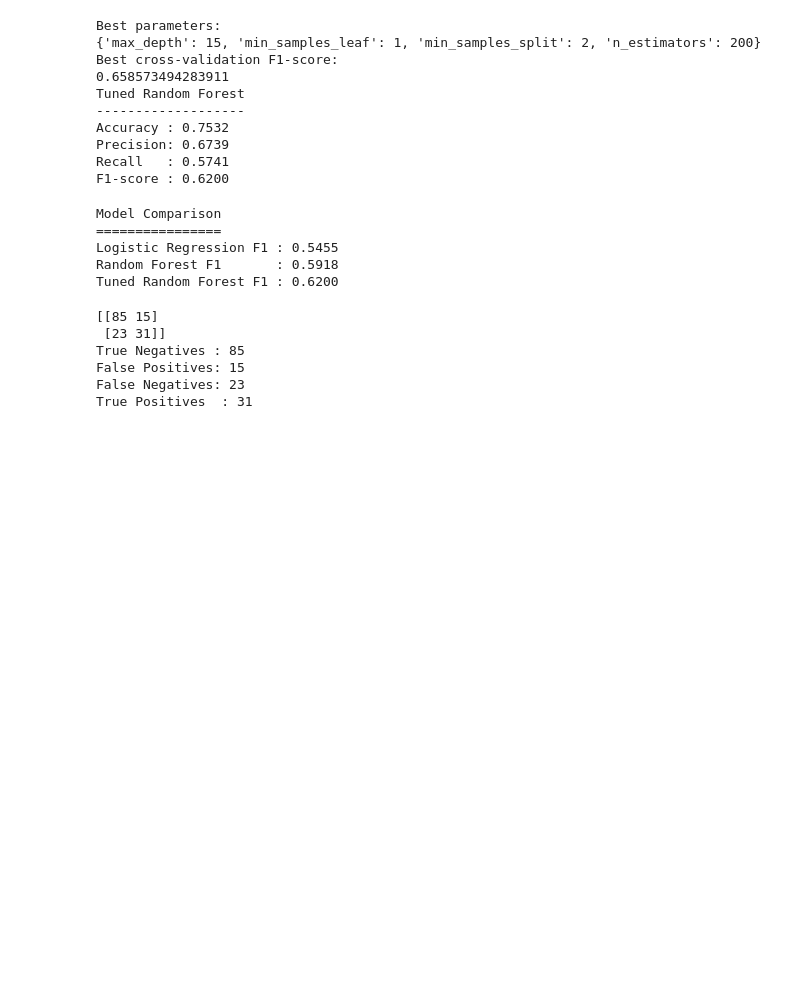
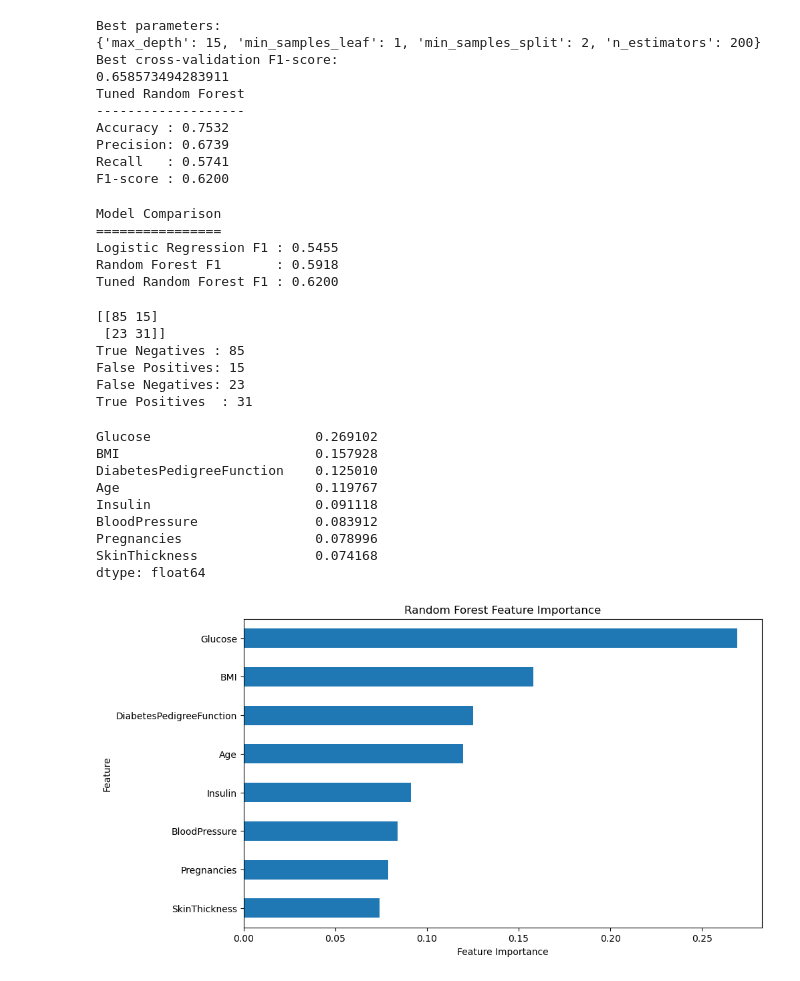
Before and after one commit to kindy10/DiabetesPrediction, a Jupyter notebook: notebooks/diabetes_prediction.ipynb, the cells around one changed output. Cells and saved outputs as stored; diff of their text form; code cells hidden in the pictures; blank space fills up the shorter version.

Commit message:
Analyze random forest feature importance

```diff
--- a/notebooks/diabetes_prediction.ipynb
+++ b/notebooks/diabetes_prediction.ipynb
@@ -679,3 +679,38 @@ True Negatives : 85
 False Positives: 15
 False Negatives: 23
 True Positives  : 31
+# %%
+#Which features does our Random Forest consider most important
+#for predicting diabetes?
+
+feature_importance = pd.Series(
+    best_rf_model.feature_importances_,
+    index=X.columns
+).sort_values(ascending=False)
+
+print(feature_importance)
+
+#Visualize the importance
+
+plt.figure(figsize=(10, 6))
+
+feature_importance.sort_values().plot(
+    kind="barh"
+)
+
+plt.xlabel("Feature Importance")
+plt.ylabel("Feature")
+plt.title("Random Forest Feature Importance")
+
+plt.show()
+# %% [output]
+Glucose                     0.269102
+BMI                         0.157928
+DiabetesPedigreeFunction    0.125010
+Age                         0.119767
+Insulin                     0.091118
+BloodPressure               0.083912
+Pregnancies                 0.078996
+SkinThickness               0.074168
+dtype: float64
+[figure, added]
```
